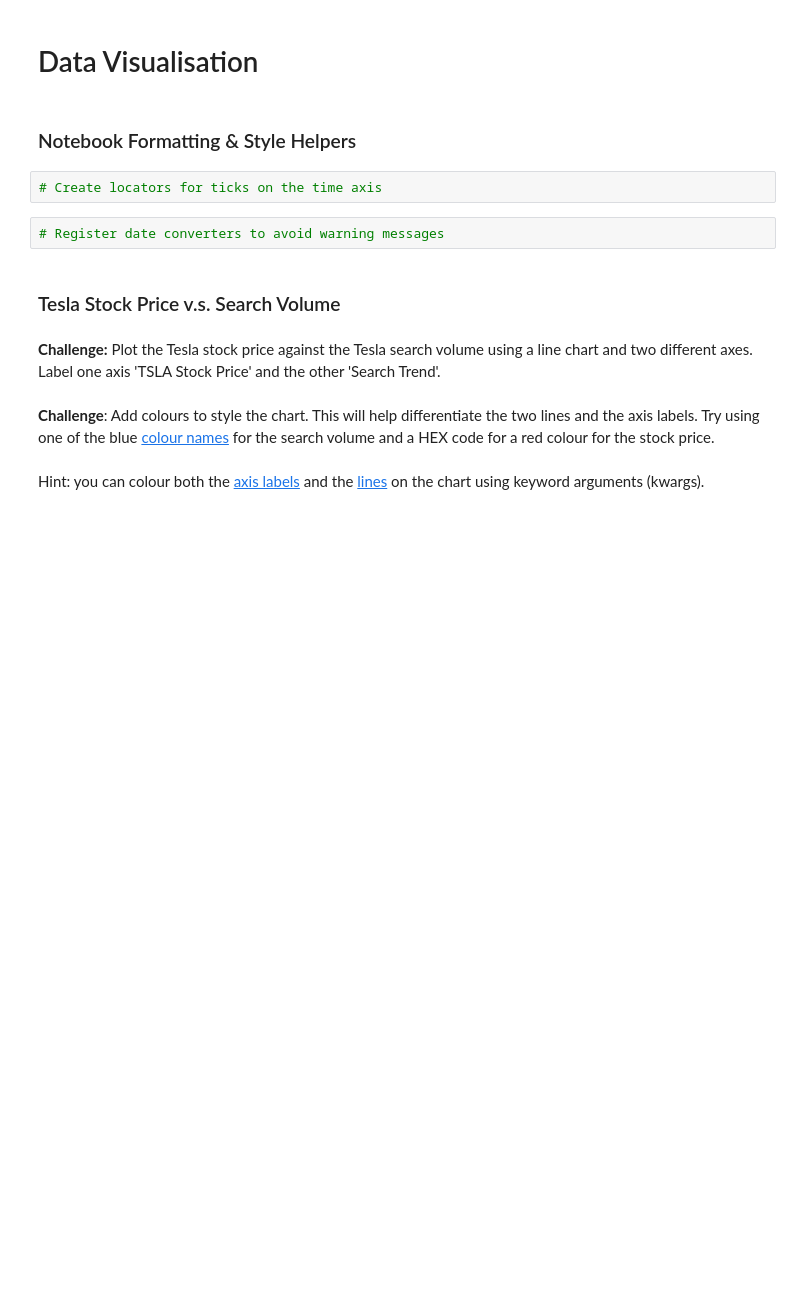
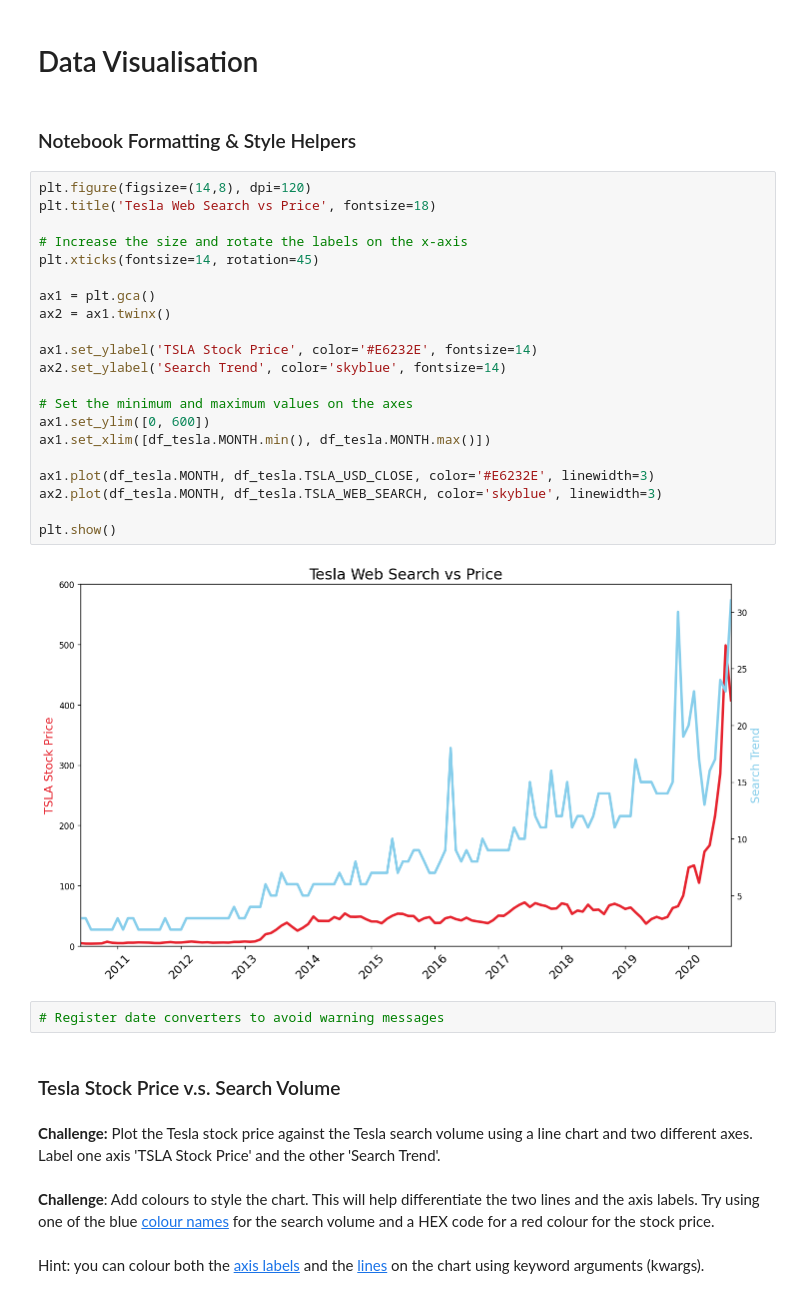
Before and after one commit to saikartheekb/DataExplorationWithPandas, a Jupyter notebook: Google_Trends_and_Data_Visualisation_(start).ipynb, the cells around one changed output. Drawn from its saved outputs; the diff is of its cells as text; blank space fills up the shorter version.

```diff
--- a/Google_Trends_and_Data_Visualisation_(start).ipynb
+++ b/Google_Trends_and_Data_Visualisation_(start).ipynb
@@ -169,8 +176,29 @@ Name: MONTH, dtype: datetime64[ns]
 # Data Visualisation
 # %% [markdown]
 ### Notebook Formatting & Style Helpers
-# %%
-# Create locators for ticks on the time axis
+# %%
+plt.figure(figsize=(14,8), dpi=120)
+plt.title('Tesla Web Search vs Price', fontsize=18)
+
+# Increase the size and rotate the labels on the x-axis
+plt.xticks(fontsize=14, rotation=45)
+
+ax1 = plt.gca()
+ax2 = ax1.twinx()
+
+ax1.set_ylabel('TSLA Stock Price', color='#E6232E', fontsize=14)
+ax2.set_ylabel('Search Trend', color='skyblue', fontsize=14)
+
+# Set the minimum and maximum values on the axes
+ax1.set_ylim([0, 600])
+ax1.set_xlim([df_tesla.MONTH.min(), df_tesla.MONTH.max()])
+
+ax1.plot(df_tesla.MONTH, df_tesla.TSLA_USD_CLOSE, color='#E6232E', linewidth=3)
+ax2.plot(df_tesla.MONTH, df_tesla.TSLA_WEB_SEARCH, color='skyblue', linewidth=3)
+
+plt.show()
+# %% [output]
+[figure, added]
 # %%
 # Register date converters to avoid warning messages
 # %% [markdown]
```
Also changed, not shown: parts of 3 cells of this notebook.
